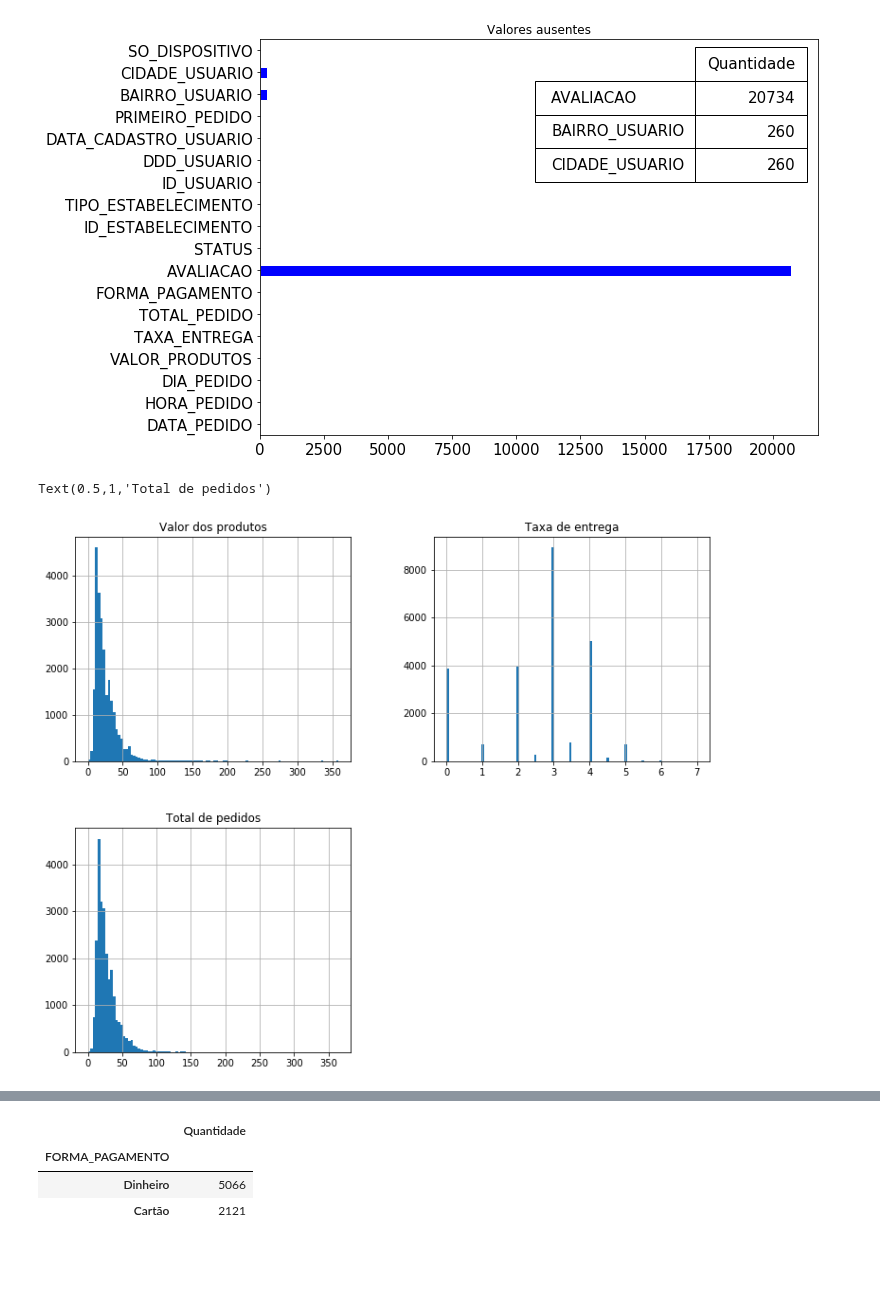
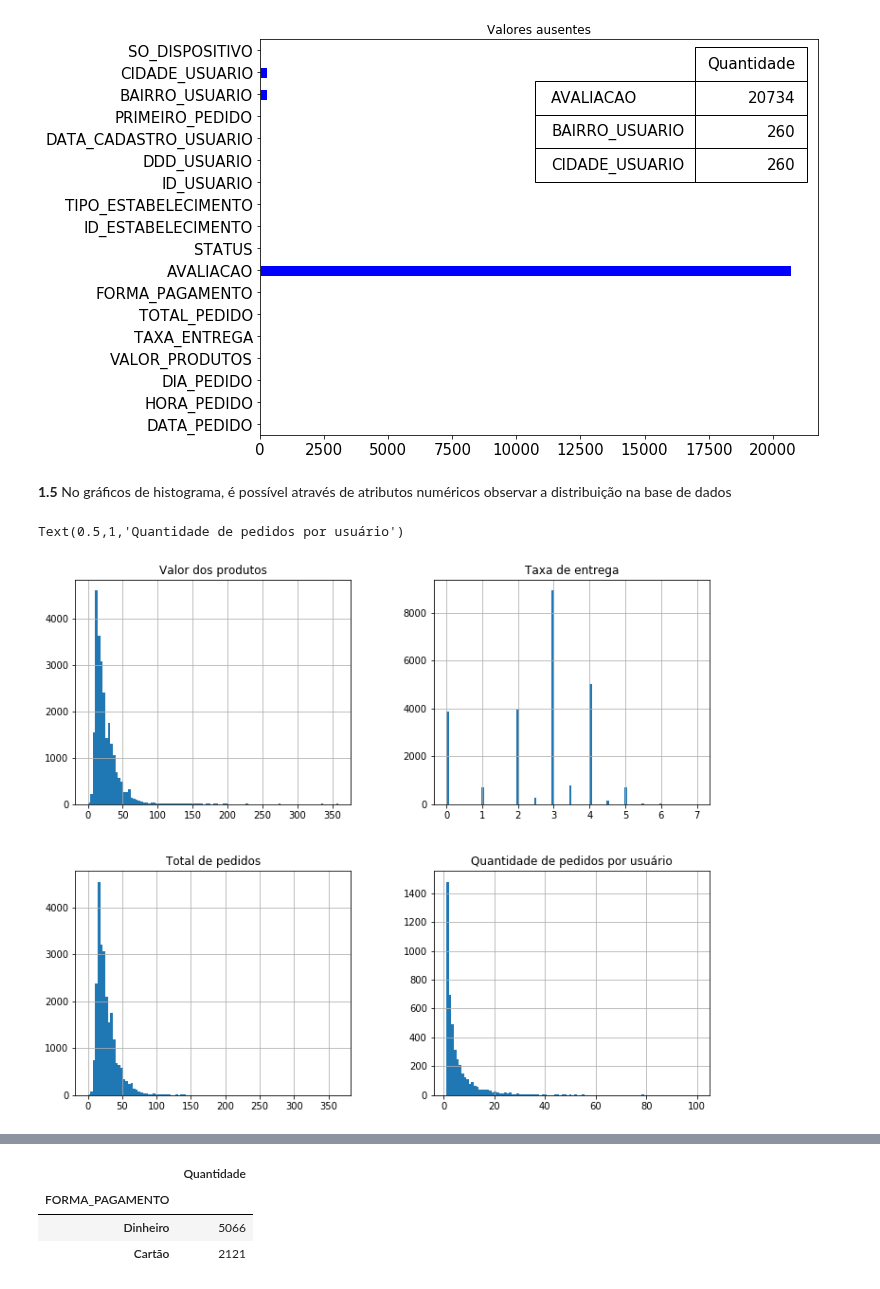
Before and after one commit to anfsantana/mata60-bd-bi, a Jupyter notebook: Business Intelligence.ipynb, the cells around one changed output, grey strips where cells are left out. Cells and saved outputs as stored; diff of their text form; code cells hidden in the pictures; blank space fills up the shorter version.

Commit message:
Adiconado informações sobre os gráficos.

```diff
--- a/Business Intelligence.ipynb
+++ b/Business Intelligence.ipynb
@@ -79,30 +81,40 @@ mpl_table.set_fontsize(font_size)
 mpl_table.scale(0.2,2.8)
 # %% [output]
 [figure]
+# %% [markdown]
+**1.5** No gráficos de histograma, é possível através de atributos numéricos observar a distribuição na base de dados
 # %%
 #Histograma dos atributos numéricos para
 #observar a distribuição na base de dados.
 
 fontsize = 15
 font_size = 15
 
 fig = plt.figure(figsize=(12,10))
 ax5 = fig.add_subplot(221)
 base.hist(column='VALOR_PRODUTOS', bins=100, figsize=(20,5), ax=ax5)
 plt.title('Valor dos produtos')
 
 
 ax6 = fig.add_subplot(222)
 base.hist(column='TAXA_ENTREGA', bins=100, figsize=(20,5),  ax=ax6)
 plt.title('Taxa de entrega')
 
 
 ax7 = fig.add_subplot(223)
 base.hist(column='TOTAL_PEDIDO', bins=100, figsize=(20,5),   ax=ax7)
 plt.title('Total de pedidos')
+
+dff = pd.DataFrame(base.groupby('ID_USUARIO').size())
+dff.columns = ['Quantidade']
+dff.sort_values(by =['Quantidade'], ascending=False)
+ax8 = fig.add_subplot(224)
+
+dff.hist(column='Quantidade', bins=100, figsize=(20,5),   ax=ax8)
+plt.title('Quantidade de pedidos por usuário')
 # %% [output]
-Text(0.5,1,'Total de pedidos')
+Text(0.5,1,'Quantidade de pedidos por usuário')
-[figure, old version]
+[figure, new version]
 # %%
 #base.describe()
 #min(base['DATA_PEDIDO'])
```
Also changed, not shown: parts of 9 cells of this notebook.
